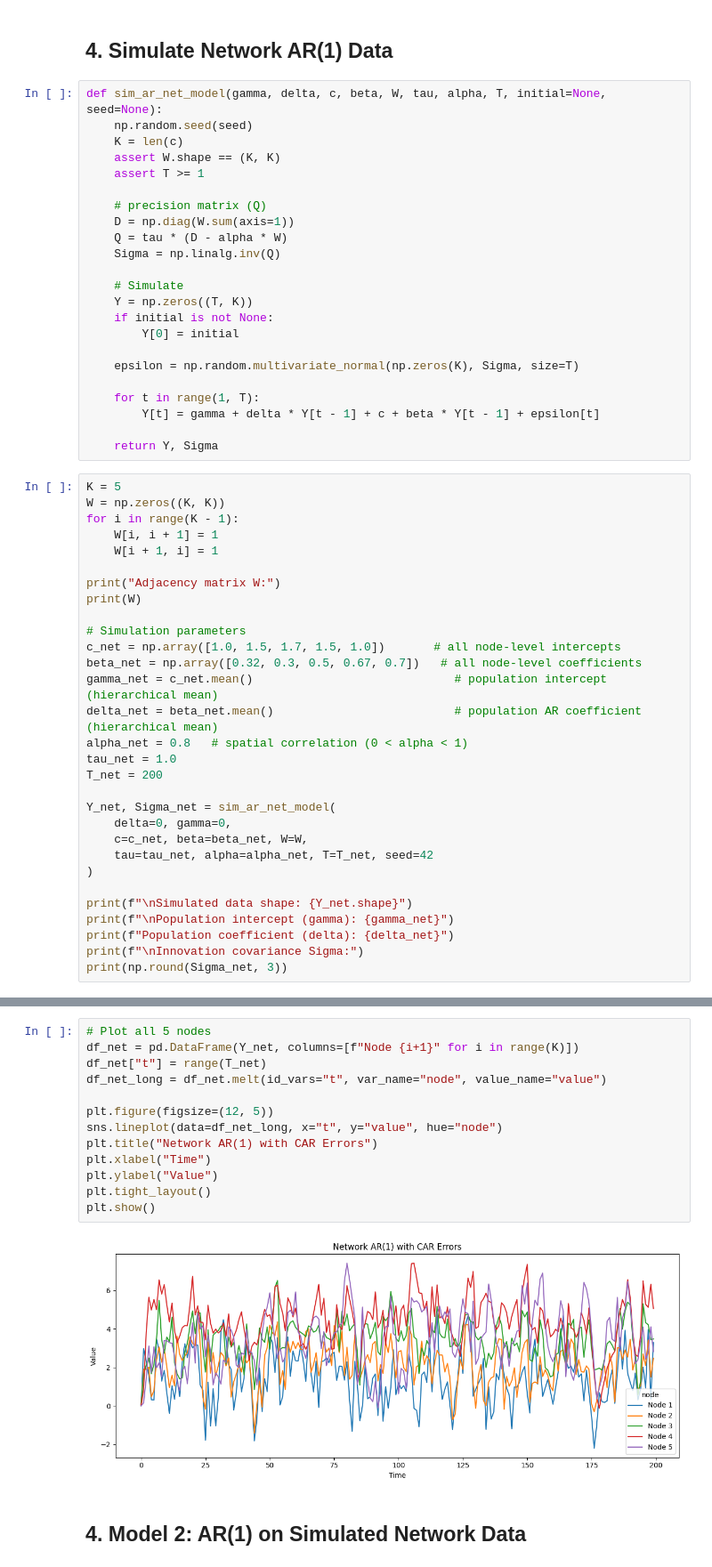
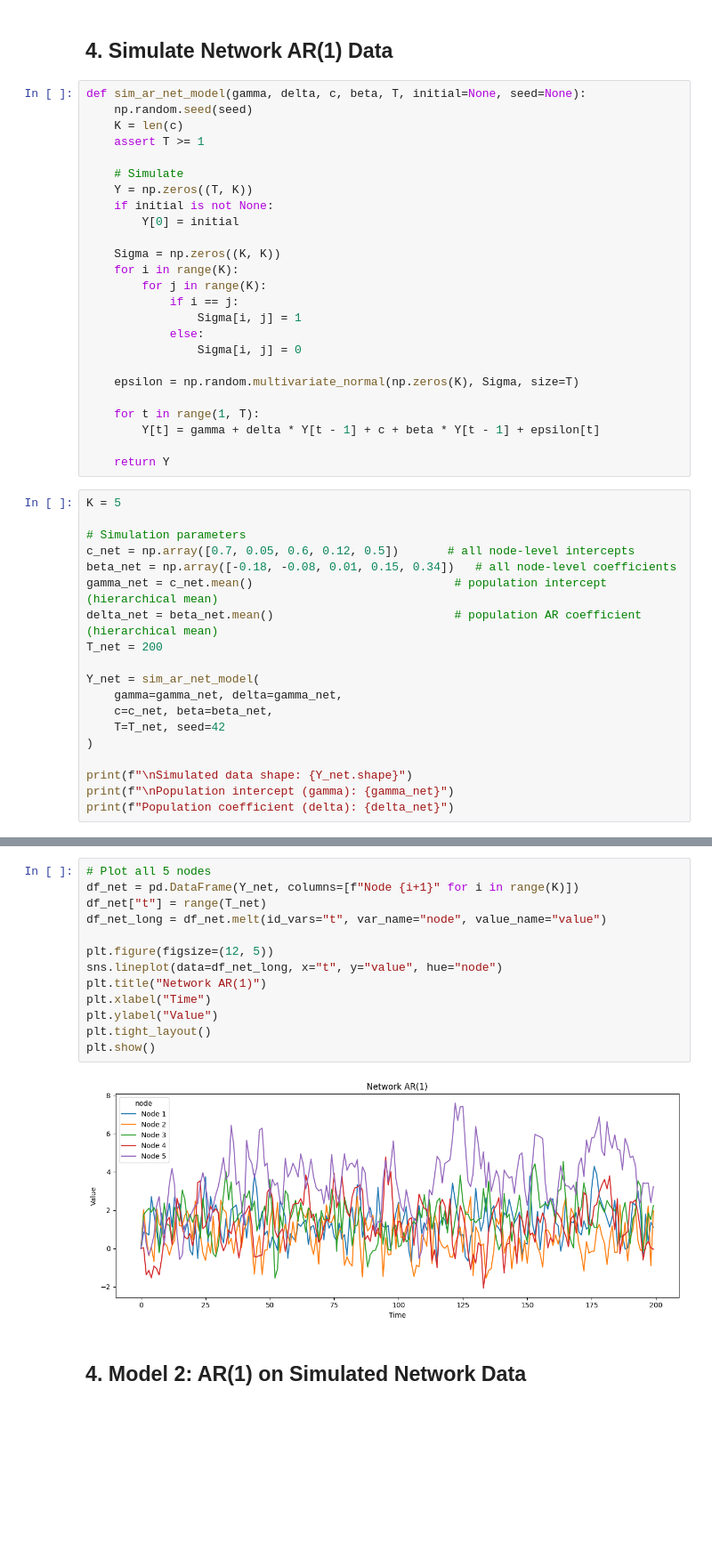
Before and after one commit to hatalan/sta720-project, a Jupyter notebook: notebooks/ar/ar.ipynb, the cells around one changed output, grey strips where cells are left out. Shown at 89% size. Cells and saved outputs as stored; diff of their text form; blank space fills up the shorter version.

```diff
--- a/notebooks/ar/ar.ipynb
+++ b/notebooks/ar/ar.ipynb
@@ -146,56 +146,47 @@ sigma   20.27880   2664.83   2513.38    12569.90  1.00165
 # %% [markdown]
 ## 4. Simulate Network AR(1) Data
 # %%
-def sim_ar_net_model(gamma, delta, c, beta, W, tau, alpha, T, initial=None, seed=None):
+def sim_ar_net_model(gamma, delta, c, beta, T, initial=None, seed=None):
     np.random.seed(seed)
     K = len(c)
-    assert W.shape == (K, K)
     assert T >= 1
-
-    # precision matrix (Q)
-    D = np.diag(W.sum(axis=1))
-    Q = tau * (D - alpha * W)
-    Sigma = np.linalg.inv(Q)
 
     # Simulate
     Y = np.zeros((T, K))
     if initial is not None:
         Y[0] = initial
 
+    Sigma = np.zeros((K, K))
+    for i in range(K):
+        for j in range(K):
+            if i == j:
+                Sigma[i, j] = 1
+            else:
+                Sigma[i, j] = 0
+
     epsilon = np.random.multivariate_normal(np.zeros(K), Sigma, size=T)
 
     for t in range(1, T):
         Y[t] = gamma + delta * Y[t - 1] + c + beta * Y[t - 1] + epsilon[t]
 
-    return Y, Sigma
+    return Y
 # %%
 K = 5
-W = np.zeros((K, K))
-for i in range(K - 1):
-    W[i, i + 1] = 1
-    W[i + 1, i] = 1
-
-print("Adjacency matrix W:")
-print(W)
 
 # Simulation parameters
-c_net = np.array([1.0, 1.5, 1.7, 1.5, 1.0])       # all node-level intercepts
-beta_net = np.array([0.32, 0.3, 0.5, 0.67, 0.7])   # all node-level coefficients
+c_net = np.array([0.7, 0.05, 0.6, 0.12, 0.5])       # all node-level intercepts
+beta_net = np.array([-0.18, -0.08, 0.01, 0.15, 0.34])   # all node-level coefficients
 gamma_net = c_net.mean()                             # population intercept (hierarchical mean)
 delta_net = beta_net.mean()                          # population AR coefficient (hierarchical mean)
-alpha_net = 0.8   # spatial correlation (0 < alpha < 1)
-tau_net = 1.0
 T_net = 200
 
-Y_net, Sigma_net = sim_ar_net_model(
-    delta=0, gamma=0,
-    c=c_net, beta=beta_net, W=W,
-    tau=tau_net, alpha=alpha_net, T=T_net, seed=42
+Y_net = sim_ar_net_model(
+    gamma=gamma_net, delta=gamma_net,
+    c=c_net, beta=beta_net,
+    T=T_net, seed=42
 )
 
 print(f"\nSimulated data shape: {Y_net.shape}")
 print(f"\nPopulation intercept (gamma): {gamma_net}")
 print(f"Population coefficient (delta): {delta_net}")
-print(f"\nInnovation covariance Sigma:")
-print(np.round(Sigma_net, 3))
 # %% [output]
@@ -220,18 +197,18 @@ Innovation covariance Sigma:
 # %%
 # Plot all 5 nodes
 df_net = pd.DataFrame(Y_net, columns=[f"Node {i+1}" for i in range(K)])
 df_net["t"] = range(T_net)
 df_net_long = df_net.melt(id_vars="t", var_name="node", value_name="value")
 
 plt.figure(figsize=(12, 5))
 sns.lineplot(data=df_net_long, x="t", y="value", hue="node")
-plt.title("Network AR(1) with CAR Errors")
+plt.title("Network AR(1)")
 plt.xlabel("Time")
 plt.ylabel("Value")
 plt.tight_layout()
 plt.show()
 # %% [output]
-[figure, old version]
+[figure, new version]
 # %% [markdown]
 ## 4. Model 2: AR(1) on Simulated Network Data
 # %%
```
Also changed, not shown: parts of 9 cells of this notebook.
